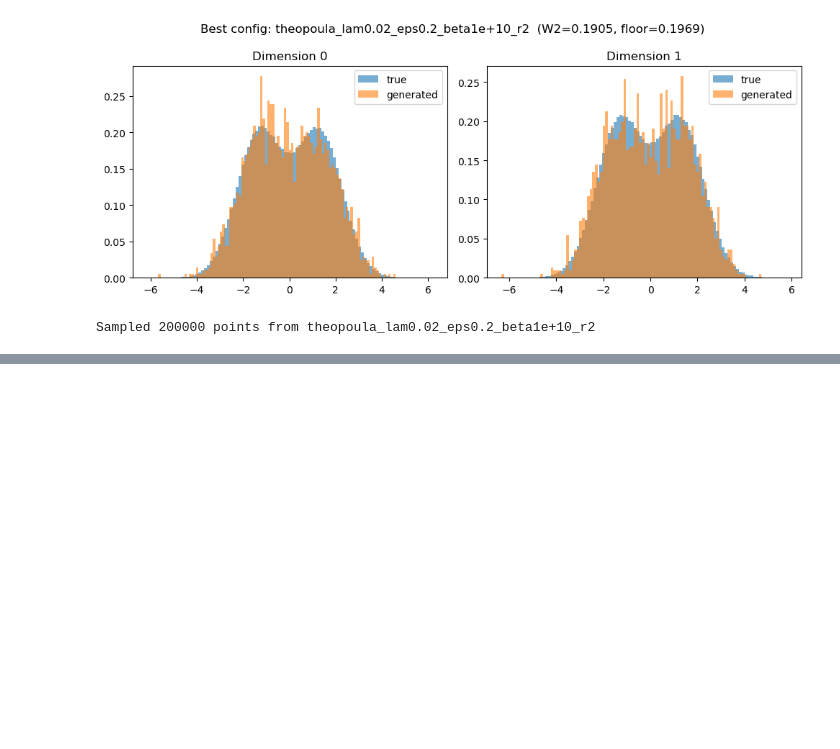
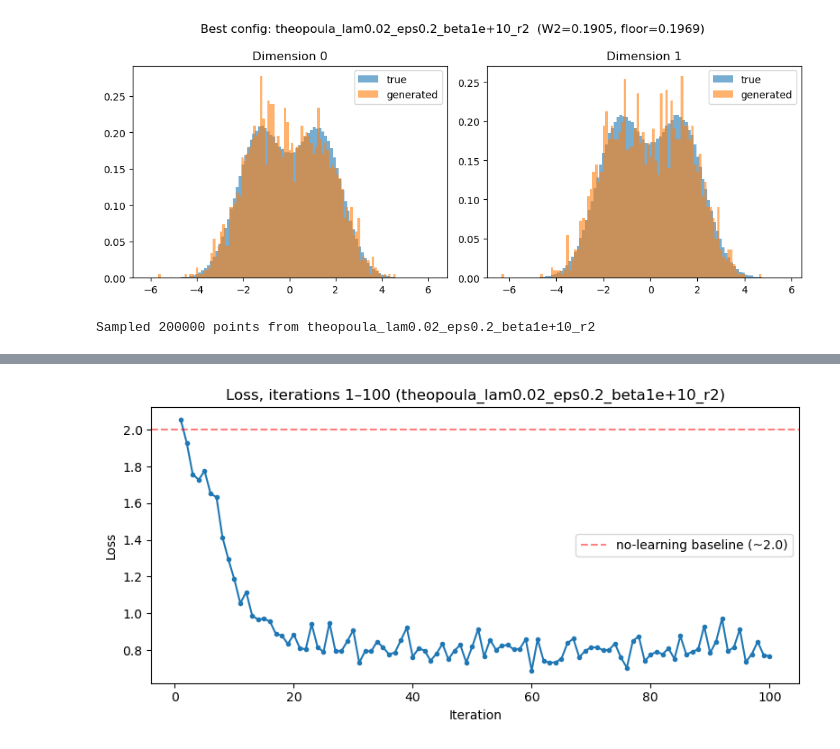
Before and after one commit to kylemcgillivray/Masters-Dissertation, a Jupyter notebook: display.ipynb, the cells around one changed output, grey strips where cells are left out. Cells and saved outputs as stored; diff of their text form; code cells hidden in the pictures; blank space fills up the shorter version.

```diff
--- a/display.ipynb
+++ b/display.ipynb
@@ -290,0 +291,18 @@ plt.show()
+# %%
+# checking the first 100 training losses for the best config
+best_tag = "theopoula_lam0.02_eps0.2_beta1e+10_r2"
+loss_history = results[best_tag]["loss_history"]
+
+for it, loss in enumerate(loss_history[:100], start=1):
+    print(f"iter {it:3d}: loss = {loss:.4f}")
+
+plt.figure(figsize=(8, 4))
+plt.plot(range(1, 101), loss_history[:100], marker='o', markersize=3)
+plt.axhline(2.0, color='red', linestyle='--', alpha=0.5, label='no-learning baseline (~2.0)')
+plt.xlabel("Iteration")
+plt.ylabel("Loss")
+plt.title(f"Loss, iterations 1–100 ({best_tag})")
+plt.legend()
+plt.tight_layout()
+plt.show()
+# %% [output]
@@ -290,0 +326 @@ plt.show()
+[figure, added]
```
Also changed, not shown: parts of 2 cells of this notebook, 1 other file.
